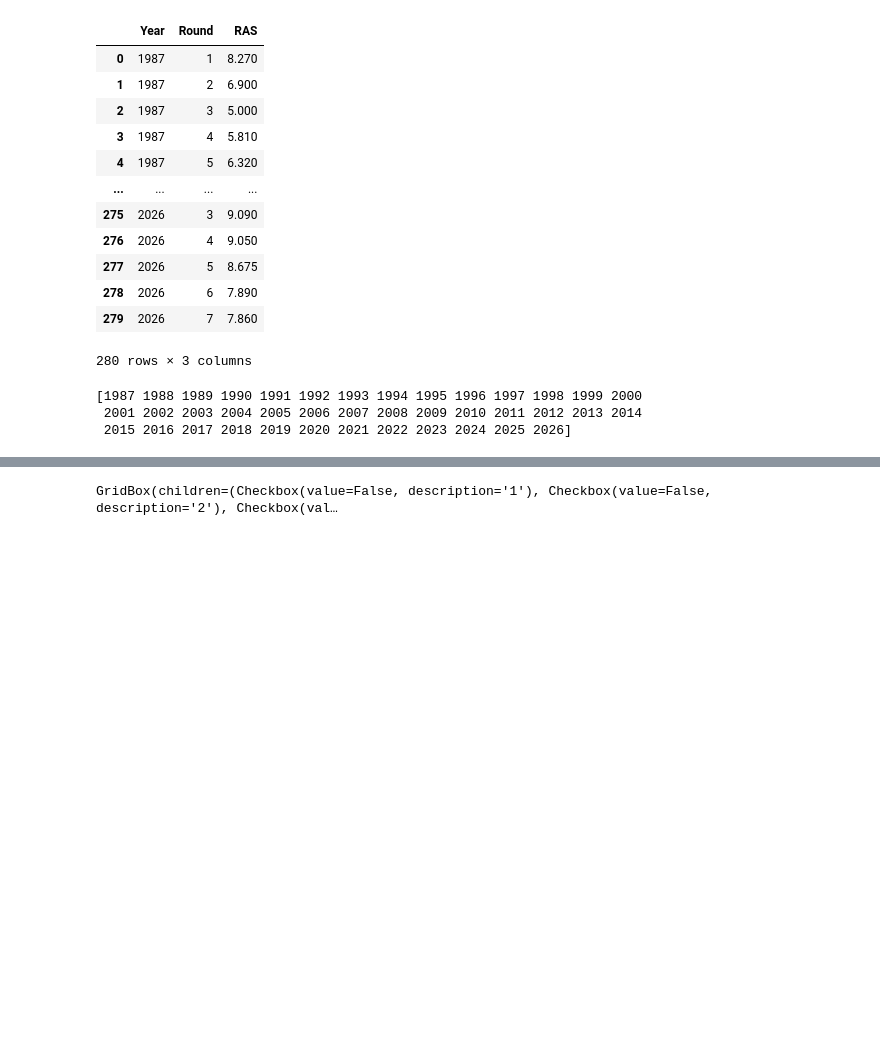
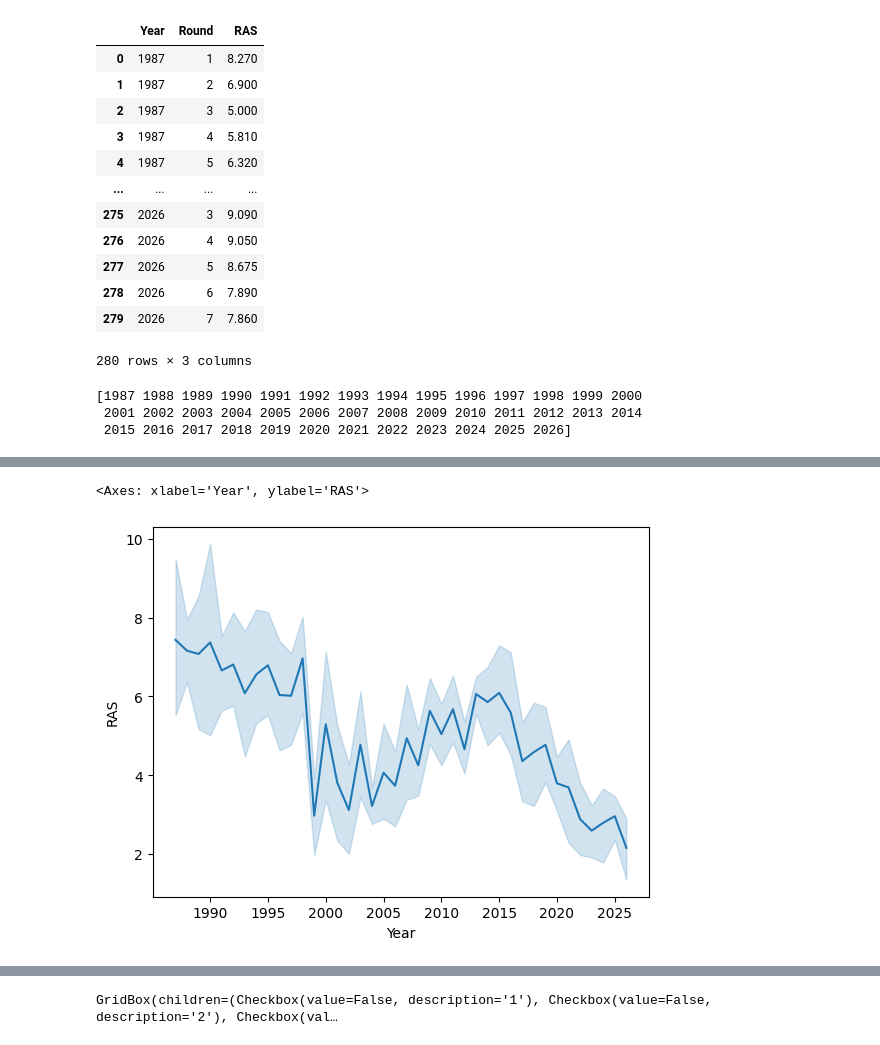
Before and after one commit to ccthatsme/SIADS_593_Milestone_1, a Jupyter notebook: notebooks/timeseries_RAS_position.ipynb, the cells around one changed output, grey strips where cells are left out. Drawn from its saved outputs; the diff is of its cells as text; code cells hidden in the pictures; blank space fills up the shorter version.

Commit message:
starting some little cleanups, added variance plots

```diff
--- a/notebooks/timeseries_RAS_position.ipynb
+++ b/notebooks/timeseries_RAS_position.ipynb
@@ -31,0 +21,4 @@ Length: 17, dtype: str
+# %%
+df_filtered = df[~df['POS'].isin(['ST', 'LS', 'PK'])]
+df_filtered = df_filtered[df_filtered['Round'].notna()]
+df_filtered = df_filtered[df_filtered['RAS'].notna()]
@@ -31,0 +30,2 @@ Length: 17, dtype: str
+# %%
+df_filtered['POS'] = df_filtered['POS'].replace({'FS': 'DB', 'SS': 'DB', 'CB': 'DB', 'DE': 'DL', 'DT': 'DL', 'OC': 'OL', 'OG': 'OL', 'OT': 'OL', 'FB': 'RB'})
@@ -148 +120,10 @@ GridBox(children=(Checkbox(value=False, description='CB'), Checkbox(value=False,
 [interactive output not drawn]
+# %%
+df_ras_position_variance = df_filtered.groupby(['POS', 'Year'])['RAS'].var().reset_index()
+df_ras_round_variance = df_filtered.groupby(['Round', 'Year'])['RAS'].var().reset_index()
+
+
+sns.lineplot(data=df_ras_round_variance, x='Year', y='RAS')
+# %% [output]
+<Axes: xlabel='Year', ylabel='RAS'>
+[figure, added]
```
Also changed, not shown: parts of 16 cells of this notebook.
